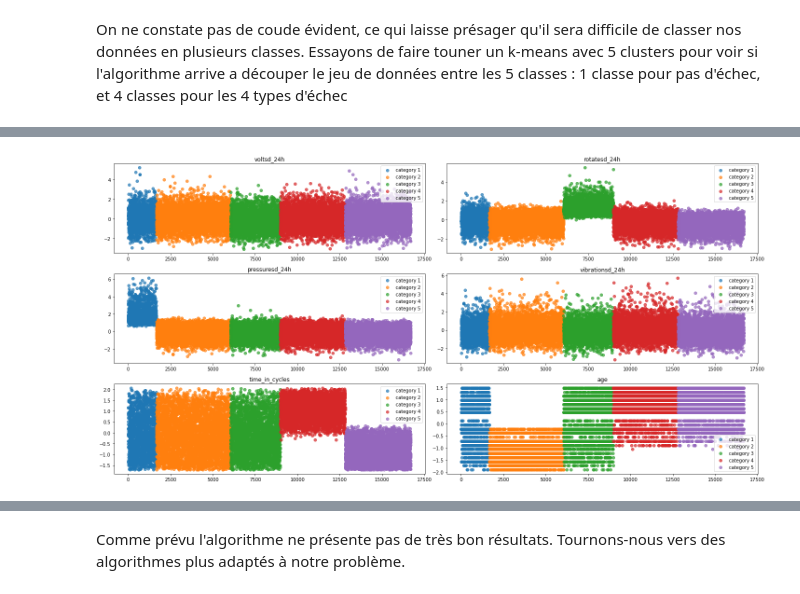
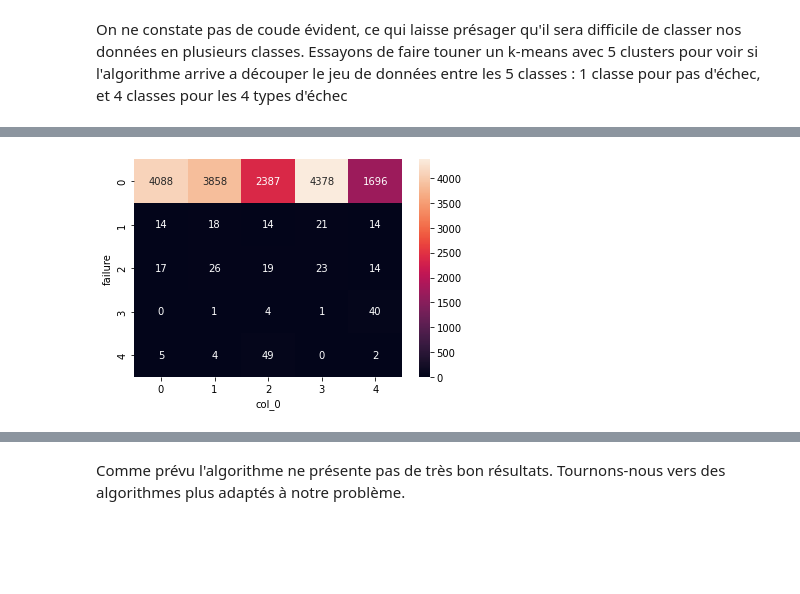
Before and after one commit to pierre-db/SD701_Data-Mining-Project, a Jupyter notebook: Projet_Data_Mining.ipynb, the cells around one changed output, grey strips where cells are left out. Drawn from its saved outputs; the diff is of its cells as text; code cells hidden in the pictures; blank space fills up the shorter version.

```diff
--- a/Projet_Data_Mining.ipynb
+++ b/Projet_Data_Mining.ipynb
@@ -356,11 +376,6 @@ On ne constate pas de coude évident, ce qui laisse présager qu'il sera diffici
 kmeans_algo = cluster.KMeans(n_clusters=5)
 kmeans_results = kmeans_algo.fit_transform(X_train)
 
-# on crée une copie de notre jeu de données pour stocker les résultats
-results = X_train.join(y_train).copy()
-results['labels'] = kmeans_algo.labels_
-
-# On trie par label
-results = results.sort_values('labels', ignore_index=True)
-results.sample(5)
+# on peut afficher une heatmap pour émuler une matrice de confusion
+sns.heatmap(pd.crosstab(y_train, kmeans_algo.labels_), annot=True, fmt='d');
 # %% [output]
@@ -373,23 +382 @@ results.sample(5)
+[figure, added]
-# %%
-# on récupère les catégories
-nb_categories = len(set(kmeans_algo.labels_))
-
-# on prépare le plot
-fig = plt.figure(figsize=(20, 10));
-k = 1
-
-# for each column
-for col in num_cols:
-    # we add a subplot
-    ax = fig.add_subplot(3, 2, k)
-    # we plot the categories in each subplot
-    for i in range(nb_categories):
-        ax.scatter(x=results[results['labels'] == i].index,
-                    y=results.loc[results['labels'] == i, col],
-                    label = 'category ' + str(i+1), alpha=0.7);
-        ax.set_title(col);
-    ax.legend();
-    k+=1
-fig.tight_layout()
-# %% [output]
-[figure, removed]
```
Also changed, not shown: parts of 47 cells of this notebook.
